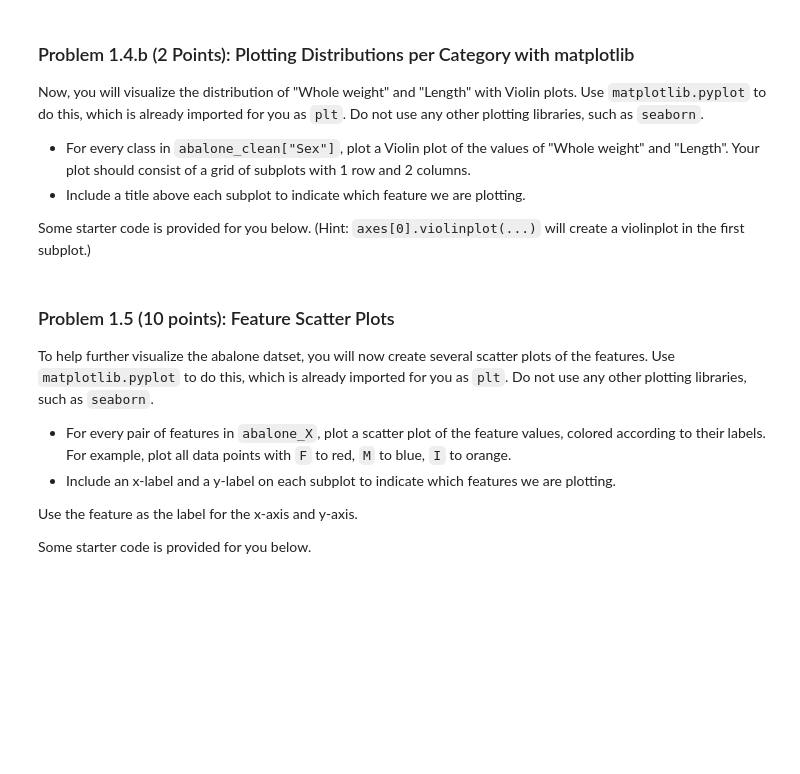
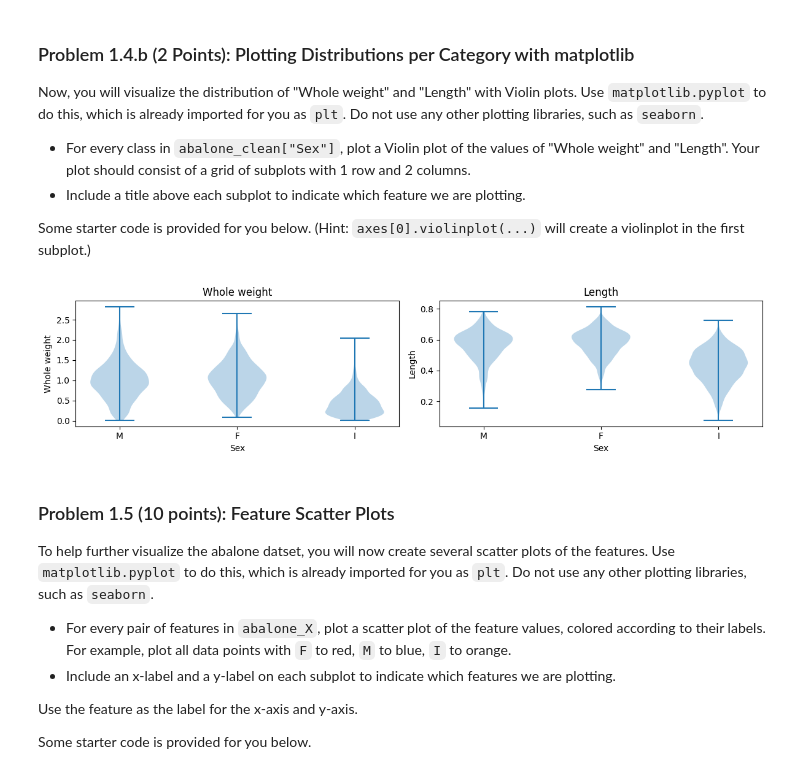
Before and after one commit to Jxykb/ics178HW1, a Jupyter notebook: student/cs178_sp25_hw1.ipynb, the cells around one changed output. Saved outputs shown, nothing was run; the diff lists cells and outputs as text; code cells hidden in the pictures; blank space fills up the shorter version.

```diff
--- a/student/cs178_sp25_hw1.ipynb
+++ b/student/cs178_sp25_hw1.ipynb
@@ -440,13 +486,25 @@ Some starter code is provided for you below. (Hint: `axes[0].violinplot(...)` wi
 # %%
 figure, axes = plt.subplots(1, 2, figsize=(12, 3))
 
 ### YOUR CODE STARTS HERE ###
 # Plot a scatter for each feature pair.
 # Make sure to color the points by their class label.
 # Include an x-label and a y-label for each subplot.
-...
+features = ['Whole weight', 'Length']
+sex_categories = abalone_clean["Sex"].unique()
+
+for i, feature in enumerate(features):
+    data = [abalone_clean[abalone_clean["Sex"] == sex][feature].values for sex in sex_categories]
+    axes[i].violinplot(data)
+    axes[i].set_title(feature)
+    axes[i].set_xlabel("Sex")
+    axes[i].set_ylabel(feature)
+    axes[i].set_xticks(range(1, len(sex_categories) + 1))
+    axes[i].set_xticklabels(sex_categories)
 
 plt.tight_layout()
+# %% [output]
+[figure, added]
 # %% [markdown]
 <!-- END QUESTION -->
 
```
Also changed, not shown: parts of 22 cells of this notebook, 2 other files.
